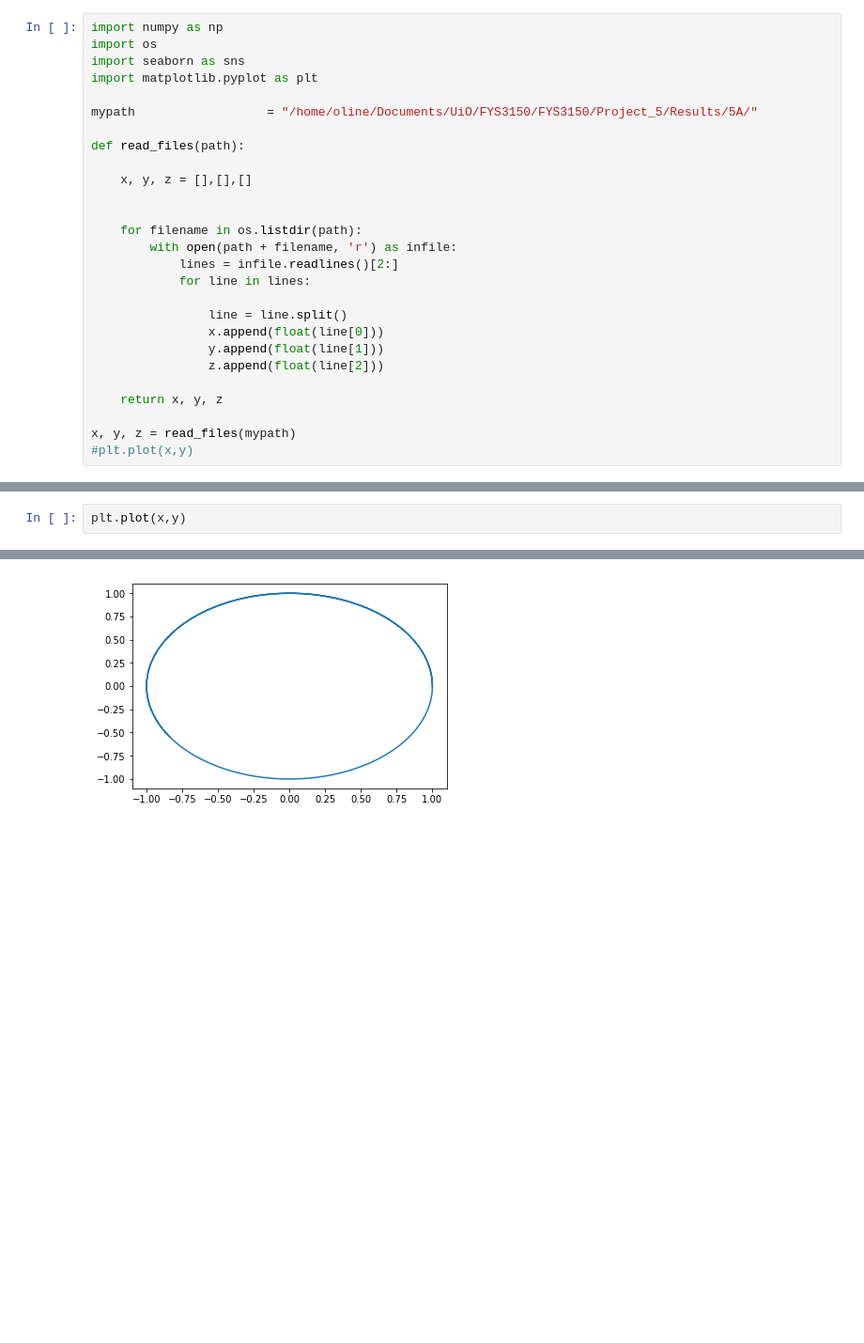
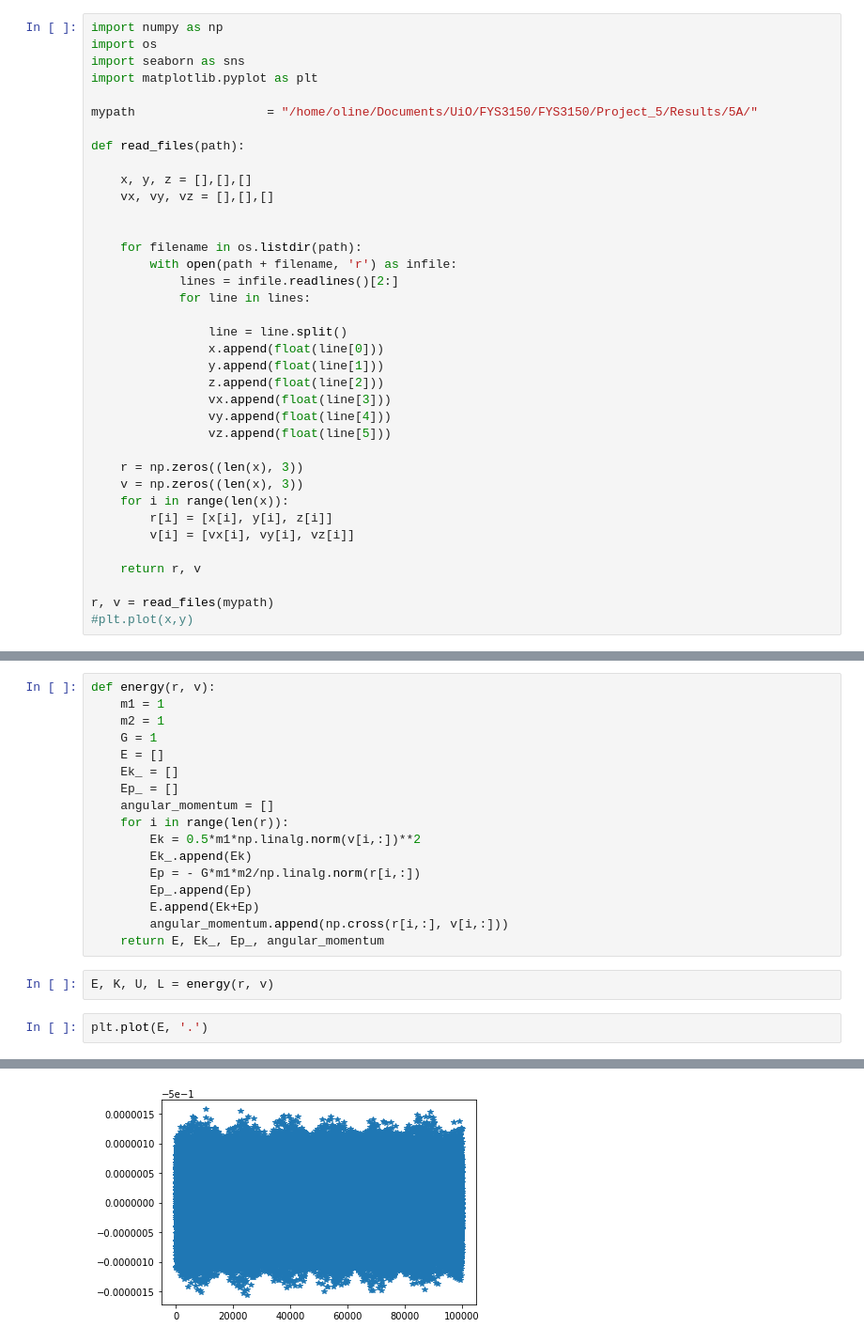
Before and after one commit to OlineRanum/FYS3150, a Jupyter notebook: Project_5/Results/5A.ipynb, the cells around one changed output, grey strips where cells are left out. Shown at 94% size. Cells and saved outputs as stored; diff of their text form; blank space fills up the shorter version.

```diff
--- a/Project_5/Results/5A.ipynb
+++ b/Project_5/Results/5A.ipynb
@@ -9,6 +9,7 @@ mypath                  = "/home/oline/Documents/UiO/FYS3150/FYS3150/Project_5/R
 def read_files(path):
 
     x, y, z = [],[],[]
+    vx, vy, vz = [],[],[]
 
 
     for filename in os.listdir(path):
@@ -20,10 +21,19 @@ def read_files(path):
                 x.append(float(line[0]))
                 y.append(float(line[1]))
                 z.append(float(line[2]))
+                vx.append(float(line[3]))
+                vy.append(float(line[4]))
+                vz.append(float(line[5]))
 
-    return x, y, z
+    r = np.zeros((len(x), 3))
+    v = np.zeros((len(x), 3))
+    for i in range(len(x)):
+        r[i] = [x[i], y[i], z[i]]
+        v[i] = [vx[i], vy[i], vz[i]]
 
-x, y, z = read_files(mypath)
+    return r, v
+
+r, v = read_files(mypath)
 #plt.plot(x,y)
 # %%
 from mpl_toolkits import mplot3d
@@ -64,8 +74,27 @@ ax.xaxis.labelpad=30
 ax.zaxis.labelpad=30
 # %% [output]
 [figure]
+# %%
+def energy(r, v):
+    m1 = 1
+    m2 = 1
+    G = 1
+    E = []
+    Ek_ = []
+    Ep_ = []
+    angular_momentum = []
+    for i in range(len(r)):
+        Ek = 0.5*m1*np.linalg.norm(v[i,:])**2
+        Ek_.append(Ek)
+        Ep = - G*m1*m2/np.linalg.norm(r[i,:])
+        Ep_.append(Ep)
+        E.append(Ek+Ep)
+        angular_momentum.append(np.cross(r[i,:], v[i,:]))
+    return E, Ek_, Ep_, angular_momentum
+# %%
+E, K, U, L = energy(r, v)
 # %%
-plt.plot(x,y)
+plt.plot(E, '.')
 # %% [output]
 [<matplotlib.lines.Line2D at 0x...>]
-[figure, old version]
+[figure, new version]
```
Also changed, not shown: parts of 5 cells of this notebook, 14 other files.
